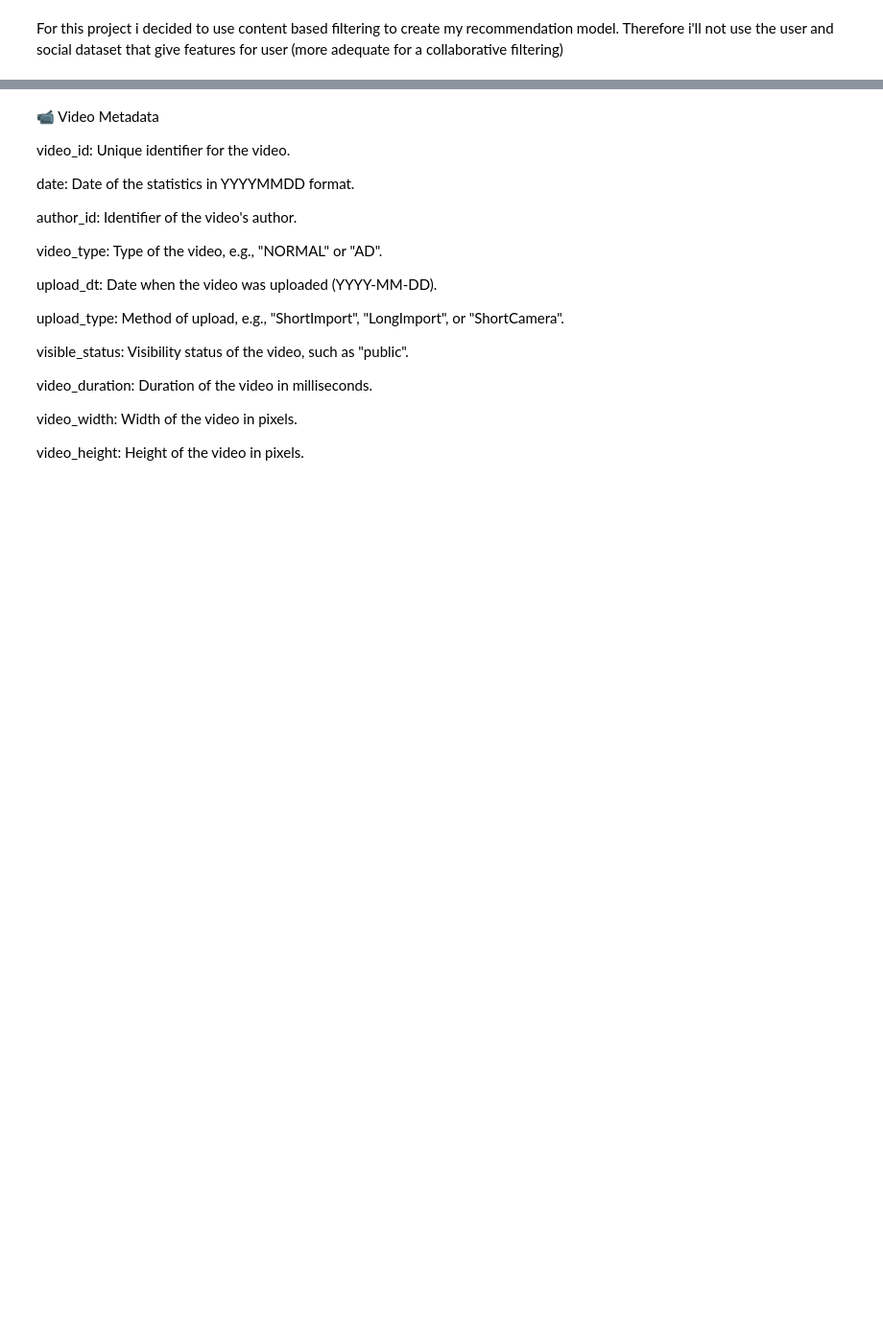
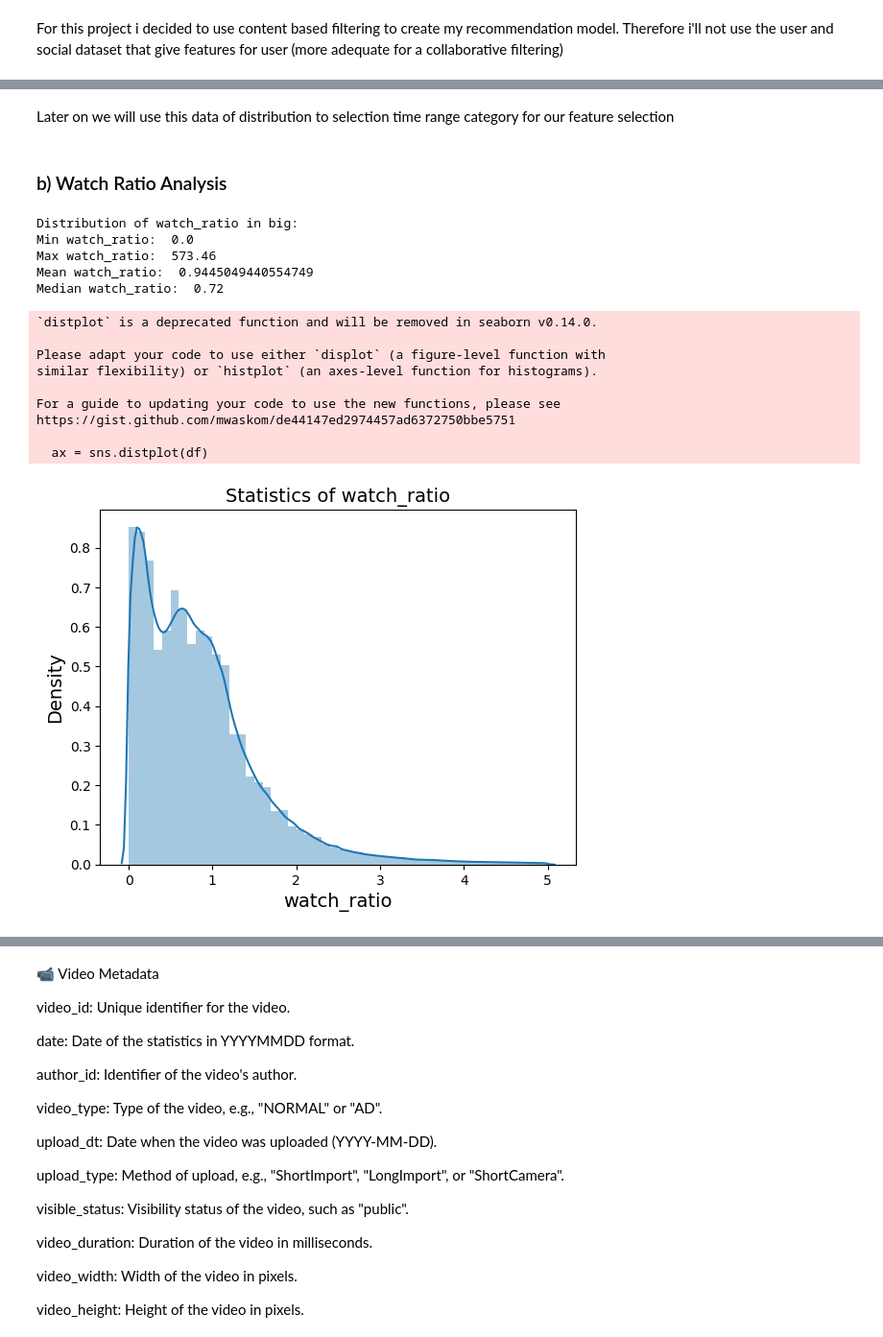
Before and after one commit to Akilson/FinalProject_2025_Baptiste_ARNOLD, a Jupyter notebook: Final_Report.ipynb, the cells around one changed output, grey strips where cells are left out. Shown at 96% size. Drawn from its saved outputs; the diff is of its cells as text; code cells hidden in the pictures; blank space fills up the shorter version.

```diff
--- a/Final_Report.ipynb
+++ b/Final_Report.ipynb
@@ -34,0 +252,45 @@ For this project i decided to use content based filtering to create my recommend
+# %% [markdown]
+Later on we will use this data of distribution to selection time range category for our feature selection
+# %% [markdown]
+### b) Watch Ratio Analysis
+# %%
+# Get the watch_ratio distribution on big
+# Only keep 2 floating point digits in watch_ratio
+big['watch_ratio'] = big['watch_ratio'].apply(lambda x: round(float(x), 2))
+watch_ratio = big['watch_ratio']
+print("Distribution of watch_ratio in big:")
+print("Min watch_ratio: ", watch_ratio.min())
+print("Max watch_ratio: ", watch_ratio.max())
+print("Mean watch_ratio: ", watch_ratio.mean())
+print("Median watch_ratio: ", watch_ratio.median())
+
+def visual_continue(df, func=None):
+    ax = sns.distplot(df)
+    if func:
+        func(ax)
+
+    gca = plt.gca()
+    fig_title = "Statistics of {}".format(df.name)
+    gca.set_title(fig_title, fontsize=14)
+    gca.set_ylabel("Density", fontsize=14)
+    gca.set_xlabel(df.name, fontsize=14)
+
+    plt.show()
+
+visual_continue(big.watch_ratio[big.watch_ratio <= 5])
+# %% [output]
+Distribution of watch_ratio in big:
+Min watch_ratio:  0.0
+Max watch_ratio:  573.46
+Mean watch_ratio:  0.9445049440554749
+Median watch_ratio:  0.72
+`distplot` is a deprecated function and will be removed in seaborn v0.14.0.
+
+Please adapt your code to use either `displot` (a figure-level function with
+similar flexibility) or `histplot` (an axes-level function for histograms).
+
+For a guide to updating your code to use the new functions, please see
+https://gist.github.com/mwaskom/de44147ed2974457ad6372750bbe5751
+
+  ax = sns.distplot(df)
+[figure, added]
```
Also changed, not shown: parts of 79 cells of this notebook.
